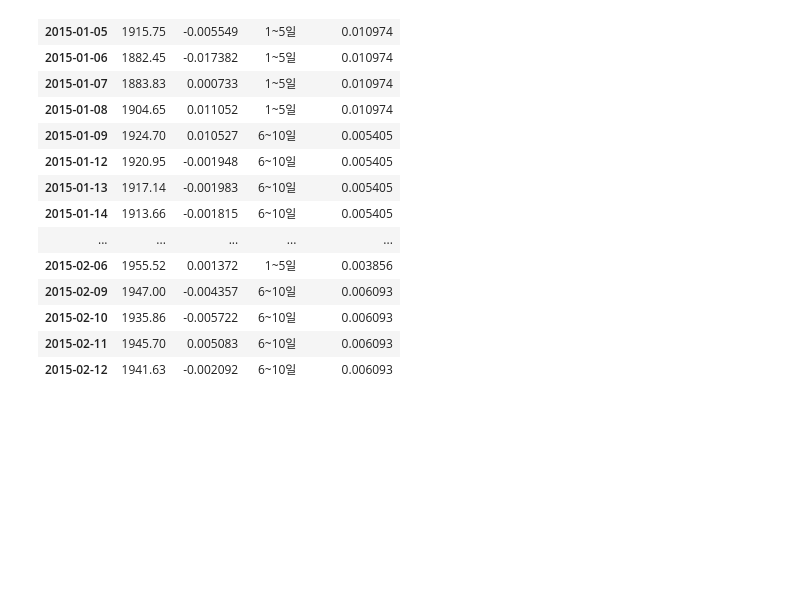
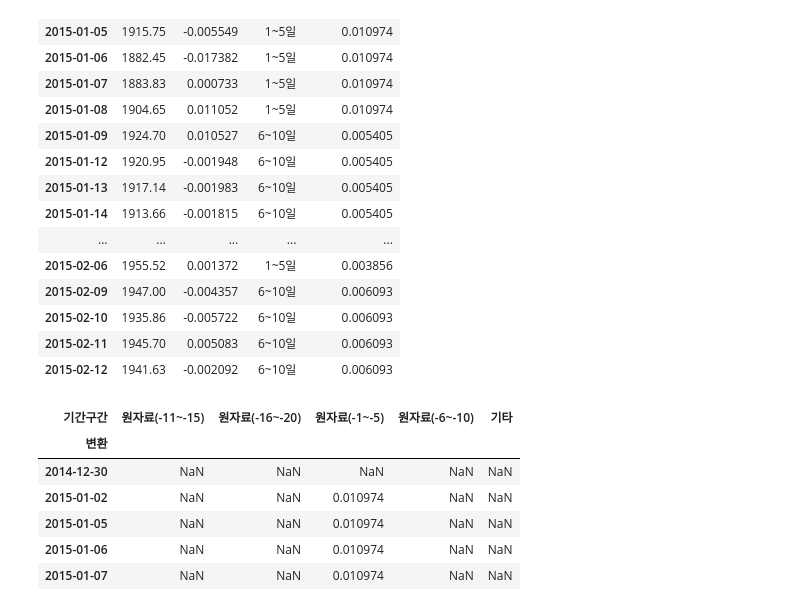
Before and after one commit to UbionProject1-IPO/Project1-2, a Jupyter notebook: notebook/수익률계산.ipynb, the cells around one changed output. Cells and saved outputs as stored; diff of their text form; code cells hidden in the pictures; blank space fills up the shorter version.

```diff
--- a/notebook/수익률계산.ipynb
+++ b/notebook/수익률계산.ipynb
@@ -255,0 +260,56 @@ result_df.head(30)
+# %%
+import pandas as pd
+
+# 데이터 불러오기
+df = pd.read_csv('../notion_data/코스피지수.csv')
+df['원자료'] = df['원자료'].str.replace(',', '').astype(float)
+df['변환'] = pd.to_datetime(df['변환'])
+df.sort_values('변환', inplace=True)
+df.set_index('변환', inplace=True)
+
+# 수익률 계산
+df['일별 수익률'] = df['원자료'].pct_change()
+df.loc[df.index[0], '일별 수익률'] = None
+
+# 일자순번 및 기간 구간 구하기
+df = df.sort_index()
+df['일자순번'] = df.groupby(df.index.to_period('M')).cumcount() + 1
+
+def 기간구간(day):
+    if 1 <= day <= 5:
+        return '1~5일'
+    elif 6 <= day <= 10:
+        return '6~10일'
+    elif 11 <= day <= 15:
+        return '11~15일'
+    elif 16 <= day <= 20:
+        return '16~20일'
+    else:
+        return '기타'
+
+df['기간구간'] = df['일자순번'].apply(기간구간)
+df['년월'] = df.index.to_period('M')
+
+# 기간구간별 표준편차 계산
+df['수익률_표준편차'] = df.groupby(['년월', '기간구간'])['일별 수익률'].transform('std')
+
+# 피벗 테이블로 변환
+col_name_map = {
+    '1~5일': '원자료(-1~-5)',
+    '6~10일': '원자료(-6~-10)',
+    '11~15일': '원자료(-11~-15)',
+    '16~20일': '원자료(-16~-20)',
+}
+pivot_std = df[['수익률_표준편차', '기간구간']].pivot(columns='기간구간', values='수익률_표준편차')
+pivot_std.rename(columns=col_name_map, inplace=True)
+
+# 결과 보기
+pivot_std.head()
+# %% [output]
+| 기간구간 | 원자료(-11~-15) | 원자료(-16~-20) | 원자료(-1~-5) | 원자료(-6~-10) | 기타 |
+| 변환 |  |  |  |  |  |
+| 2014-12-30 | NaN | NaN | NaN | NaN | NaN |
+| 2015-01-02 | NaN | NaN | 0.010974 | NaN | NaN |
+| 2015-01-05 | NaN | NaN | 0.010974 | NaN | NaN |
+| 2015-01-06 | NaN | NaN | 0.010974 | NaN | NaN |
+| 2015-01-07 | NaN | NaN | 0.010974 | NaN | NaN |
```
Also changed, not shown: parts of 4 cells of this notebook, 3 other files.
